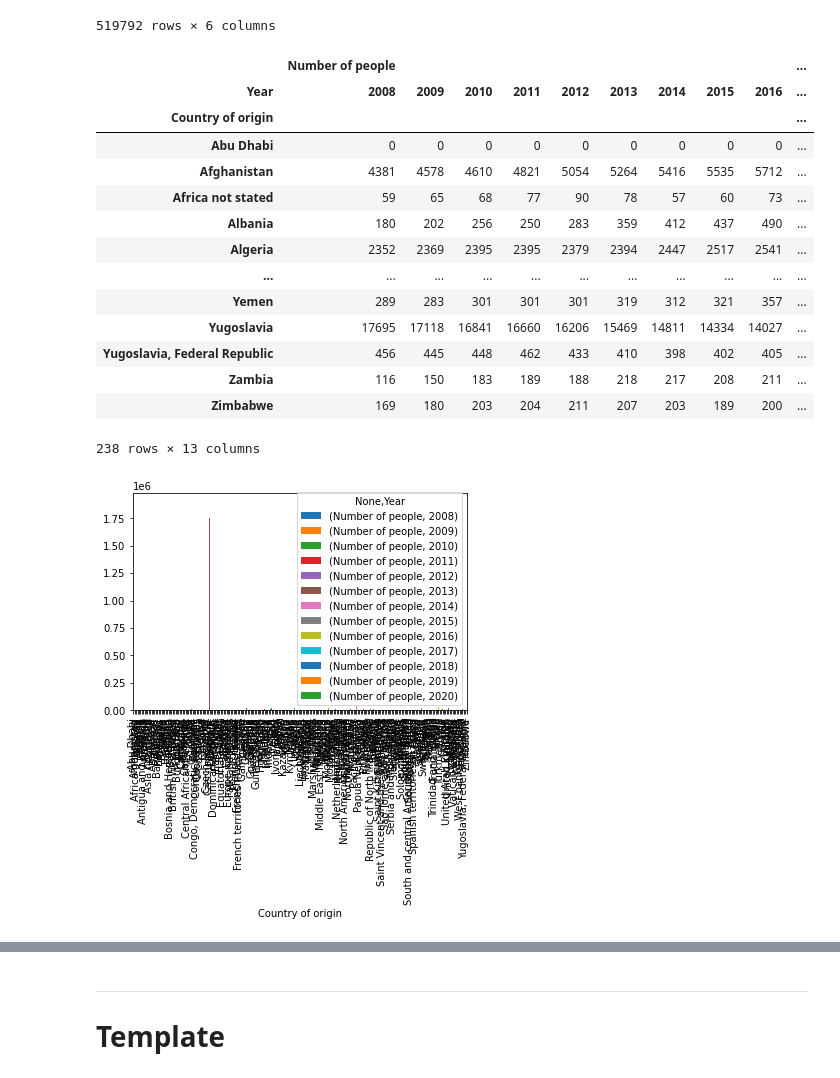
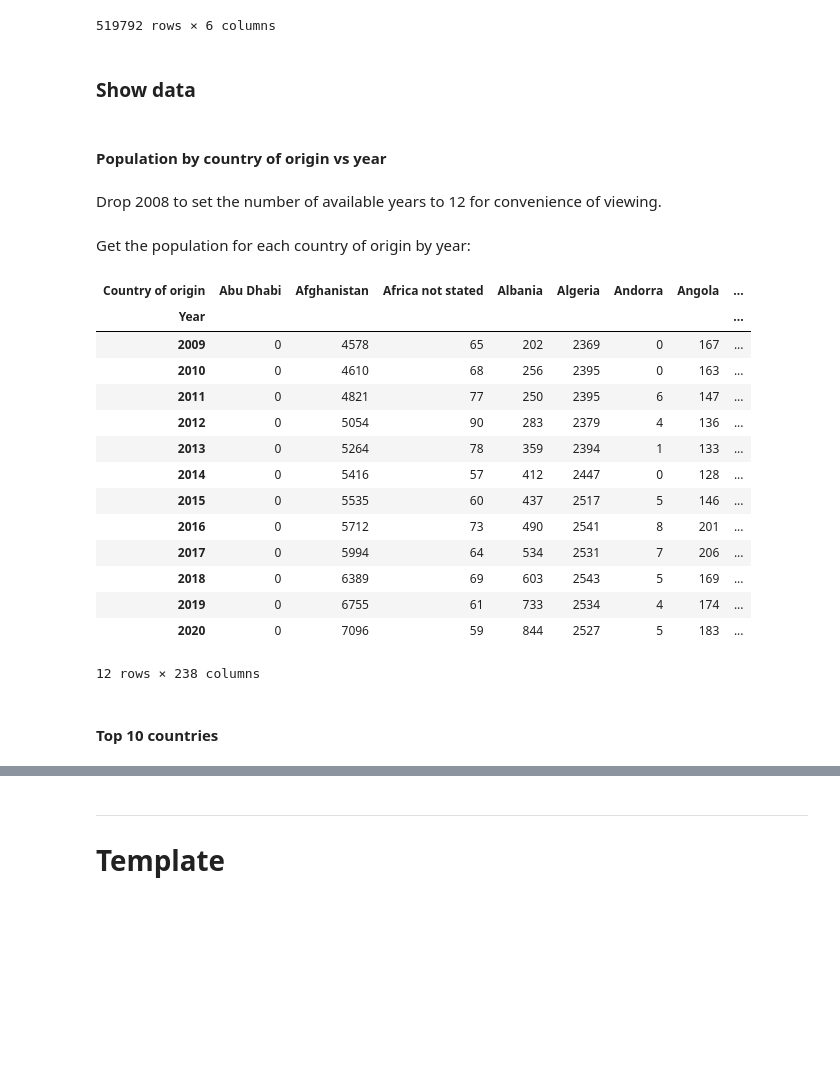
Before and after one commit to wojciechdk/social_data_analysis_and_visualization_final_project, a Jupyter notebook: preeliminary_analysis.ipynb, the cells around one changed output, grey strips where cells are left out. Drawn from its saved outputs; the diff is of its cells as text; code cells hidden in the pictures; blank space fills up the shorter version.

Commit message:
Population by country, development by year

```diff
--- a/preeliminary_analysis.ipynb
+++ b/preeliminary_analysis.ipynb
@@ -624,47 +654,42 @@ display(df_country)
 | 519790 | Women | 100 years and over | Stateless | 0 | 2020 | 4 |
 | 519791 | Women | 100 years and over | Not stated | 0 | 2020 | 4 |
 519792 rows × 6 columns
+# %% [markdown]
+### Show data
+# %% [markdown]
+#### Population by country of origin vs year
+# %% [markdown]
+Drop 2008 to set the number of available years to 12 for convenience of viewing.
+# %%
+df_country = df_country[df_country['Year'] != 2008]
+# %% [markdown]
+Get the population for each country of origin by year:
 # %%
-display(
+df_country_vs_year = (
     df_country
     .loc[:, ['Year', 'Country of origin', 'Number of people']]
     .groupby(['Year', 'Country of origin'])
     .sum()
-#     .loc[:, 'Number of people']
-    .unstack(level=0)
+    .unstack(level=1)
+    .droplevel(0, axis=1)
+)
 
-#     .to_frame()
-#     .iloc[:100]
-)
+display(df_country_vs_year)
 # %% [output]
-|  | Number of people |  |  |  |  |  |  |  |  | ... |
-| Year | 2008 | 2009 | 2010 | 2011 | 2012 | 2013 | 2014 | 2015 | 2016 | ... |
-| Country of origin |  |  |  |  |  |  |  |  |  | ... |
-| Abu Dhabi | 0 | 0 | 0 | 0 | 0 | 0 | 0 | 0 | 0 | ... |
-| Afghanistan | 4381 | 4578 | 4610 | 4821 | 5054 | 5264 | 5416 | 5535 | 5712 | ... |
-| Africa not stated | 59 | 65 | 68 | 77 | 90 | 78 | 57 | 60 | 73 | ... |
-| Albania | 180 | 202 | 256 | 250 | 283 | 359 | 412 | 437 | 490 | ... |
-| Algeria | 2352 | 2369 | 2395 | 2395 | 2379 | 2394 | 2447 | 2517 | 2541 | ... |
-| ... | ... | ... | ... | ... | ... | ... | ... | ... | ... | ... |
-| Yemen | 289 | 283 | 301 | 301 | 301 | 319 | 312 | 321 | 357 | ... |
-| Yugoslavia | 17695 | 17118 | 16841 | 16660 | 16206 | 15469 | 14811 | 14334 | 14027 | ... |
-| Yugoslavia, Federal Republic | 456 | 445 | 448 | 462 | 433 | 410 | 398 | 402 | 405 | ... |
-| Zambia | 116 | 150 | 183 | 189 | 188 | 218 | 217 | 208 | 211 | ... |
-| Zimbabwe | 169 | 180 | 203 | 204 | 211 | 207 | 203 | 189 | 200 | ... |
+| Country of origin | Abu Dhabi | Afghanistan | Africa not stated | Albania | Algeria | Andorra | Angola | ... |
+| Year |  |  |  |  |  |  |  | ... |
+| 2009 | 0 | 4578 | 65 | 202 | 2369 | 0 | 167 | ... |
+| 2010 | 0 | 4610 | 68 | 256 | 2395 | 0 | 163 | ... |
+| 2011 | 0 | 4821 | 77 | 250 | 2395 | 6 | 147 | ... |
+| 2012 | 0 | 5054 | 90 | 283 | 2379 | 4 | 136 | ... |
+| 2013 | 0 | 5264 | 78 | 359 | 2394 | 1 | 133 | ... |
+| 2014 | 0 | 5416 | 57 | 412 | 2447 | 0 | 128 | ... |
+| 2015 | 0 | 5535 | 60 | 437 | 2517 | 5 | 146 | ... |
+| 2016 | 0 | 5712 | 73 | 490 | 2541 | 8 | 201 | ... |
+| 2017 | 0 | 5994 | 64 | 534 | 2531 | 7 | 206 | ... |
+| 2018 | 0 | 6389 | 69 | 603 | 2543 | 5 | 169 | ... |
+| 2019 | 0 | 6755 | 61 | 733 | 2534 | 4 | 174 | ... |
+| 2020 | 0 | 7096 | 59 | 844 | 2527 | 5 | 183 | ... |
-238 rows × 13 columns
+12 rows × 238 columns
-# %%
-
-
-a = (
-    df_country
-    .loc[:, ['Year', 'Country of origin', 'Number of people']]
-    .groupby(['Year', 'Country of origin'])
-    .sum()
-    #     .loc[:, 'Number of people']
-    .unstack(level=0)
-    .drop(['Total'], axis=0)
-)
-
-a.plot.bar()
-# %% [output]
-[figure, removed]
+# %% [markdown]
+#### Top 10 countries
```
Also changed, not shown: parts of 24 cells of this notebook.
